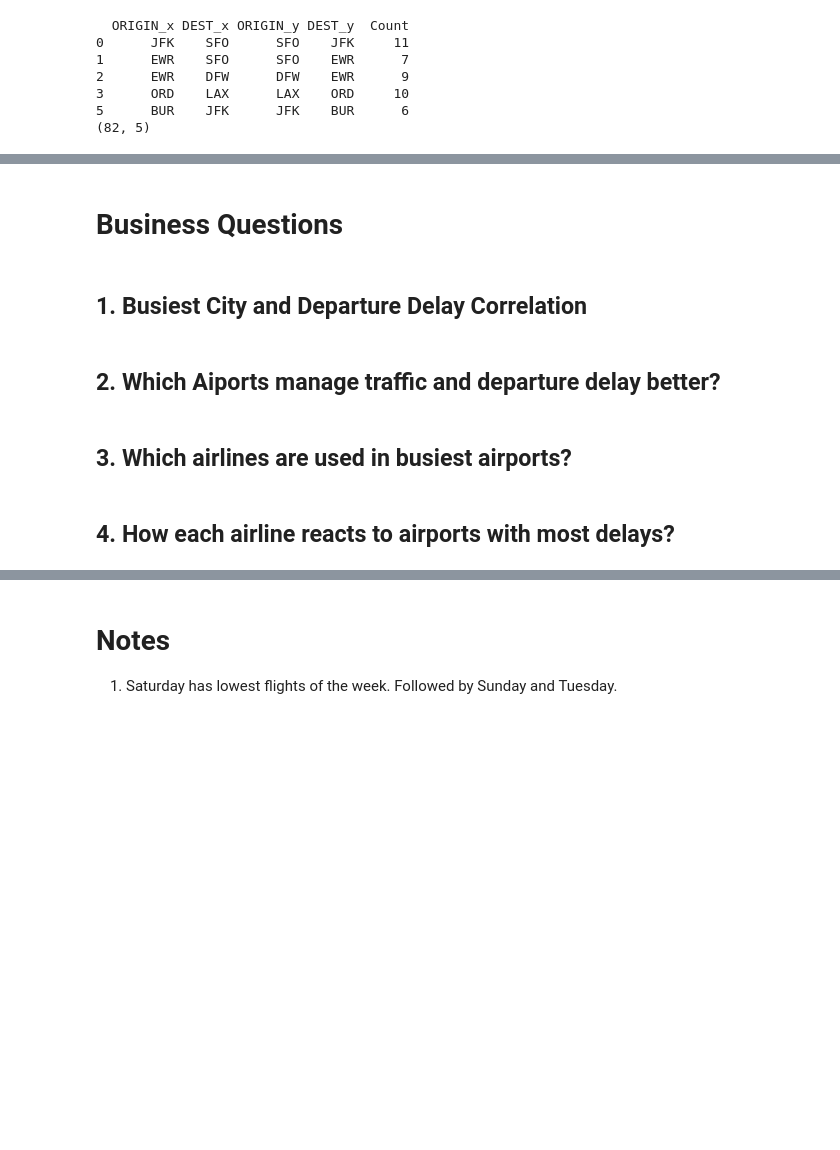
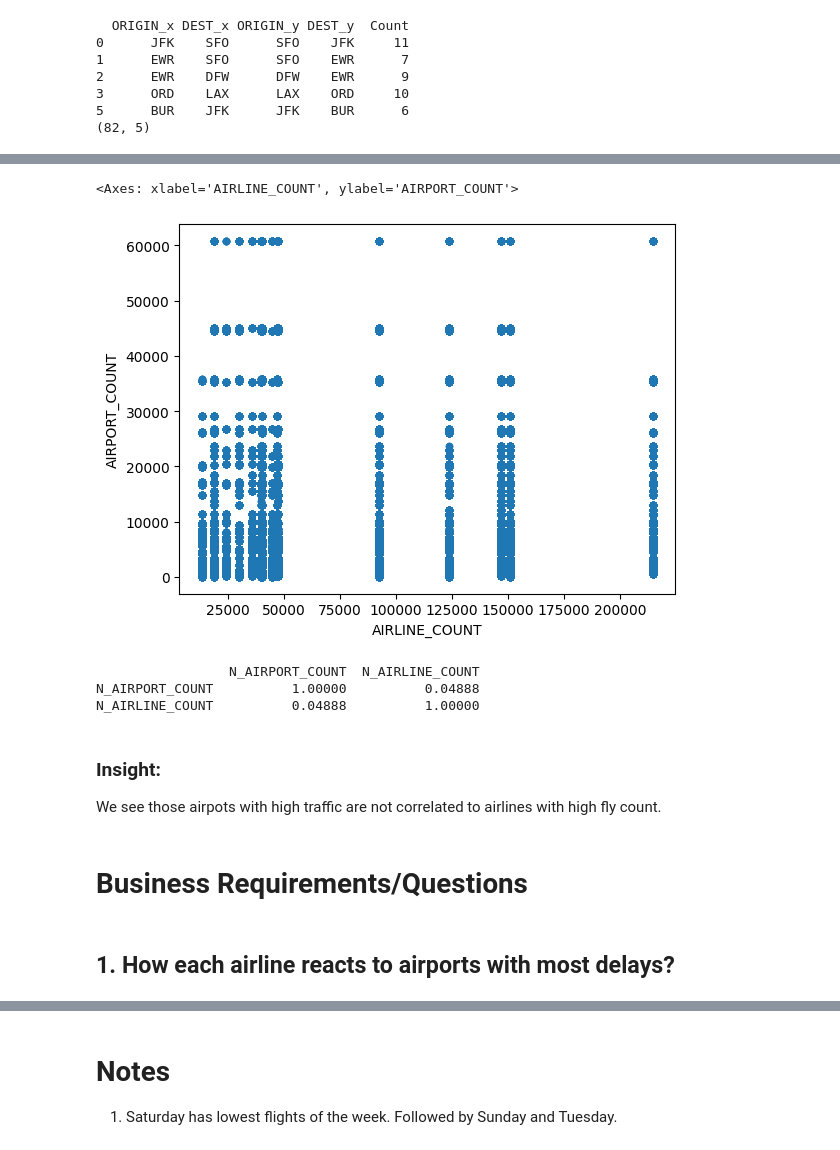
Before and after one commit to torchlightwizard/Data-Analysis-Flight-Travel, a Jupyter notebook: notebooks/eda.ipynb, the cells around one changed output, grey strips where cells are left out. Saved outputs shown, nothing was run; the diff lists cells and outputs as text; code cells hidden in the pictures; blank space fills up the shorter version.

```diff
--- a/notebooks/eda.ipynb
+++ b/notebooks/eda.ipynb
@@ -1240,0 +1309,19 @@ temp = None
+# %%
+busy1 = schedule[["ORIGIN", "OP_CARRIER"]]
+busy1.columns = ["AIRPORT", "AIRLINE"]
+busy2 = schedule[["DEST", "OP_CARRIER"]]
+busy2.columns = ["AIRPORT", "AIRLINE"]
+busy = pd.DataFrame(pd.concat([busy1, busy2]))
+
+busy = busy.merge(airlines, how="inner", left_on="AIRLINE", right_on="IATA")
+busy = busy[["AIRPORT", "AIRLINE", "Name"]]
+busy.columns = ["AIRPORT", "AIRLINE", "AIRLINE_NAME"]
+busy = busy.merge(airports, how="inner", left_on="AIRPORT", right_on="IATA")
+busy = busy[["AIRPORT", "AIRLINE", "AIRLINE_NAME", "Name"]]
+busy.columns = ["AIRPORT", "AIRLINE", "AIRLINE_NAME", "AIRPORT_NAME"]
+busy.drop(["AIRPORT", "AIRLINE"], axis=1, inplace=True)
+
+print(busy.head())
+print(busy.columns)
+busy1 = None
+busy2 = None
@@ -1240,0 +1336,12 @@ temp = None
+# %%
+busy_airports = pd.DataFrame(busy.groupby("AIRPORT_NAME").count()).reset_index()
+busy_airports.columns = ["AIRPORT_NAME", "AIRPORT_COUNT"]
+busy_airlines = pd.DataFrame(busy.groupby("AIRLINE_NAME").count()).reset_index()
+busy_airlines.columns = ["AIRLINE_NAME", "AIRLINE_COUNT"]
+
+busy = busy.merge(busy_airports, how="inner", left_on="AIRPORT_NAME", right_on="AIRPORT_NAME")
+busy = busy.merge(busy_airlines, how="inner", left_on="AIRLINE_NAME", right_on="AIRLINE_NAME")
+
+print(busy.head())
+print(busy_airports.head())
+print(busy_airlines.head())
@@ -1241,10 +1366,21 @@ temp = None
+# %%
+busy.plot(kind="scatter", x="AIRLINE_COUNT", y="AIRPORT_COUNT")
+# %% [output]
+<Axes: xlabel='AIRLINE_COUNT', ylabel='AIRPORT_COUNT'>
+[figure, added]
+# %%
+busy["N_AIRPORT_COUNT"] = busy["AIRPORT_COUNT"] / busy["AIRPORT_COUNT"].max()
+busy["N_AIRLINE_COUNT"] = busy["AIRLINE_COUNT"] / busy["AIRLINE_COUNT"].max()
+
+print(busy[["N_AIRPORT_COUNT", "N_AIRLINE_COUNT"]].corr(method="pearson"))
+# %% [output]
+                 N_AIRPORT_COUNT  N_AIRLINE_COUNT
+N_AIRPORT_COUNT          1.00000          0.04888
+N_AIRLINE_COUNT          0.04888          1.00000
+# %% [markdown]
+### Insight:
+We see those airpots with high traffic are not correlated to airlines with high fly count.
 # %% [markdown]
-# Business Questions
+# Business Requirements/Questions
-# %% [markdown]
-## 1. Busiest City and Departure Delay Correlation
-# %% [markdown]
-## 2. Which Aiports manage traffic and departure delay better?
-# %% [markdown]
-## 3. Which airlines are used in busiest airports?
 # %% [markdown]
-## 4. How each airline reacts to airports with most delays?
+## 1. How each airline reacts to airports with most delays?
```
Also changed, not shown: parts of 23 cells of this notebook.
